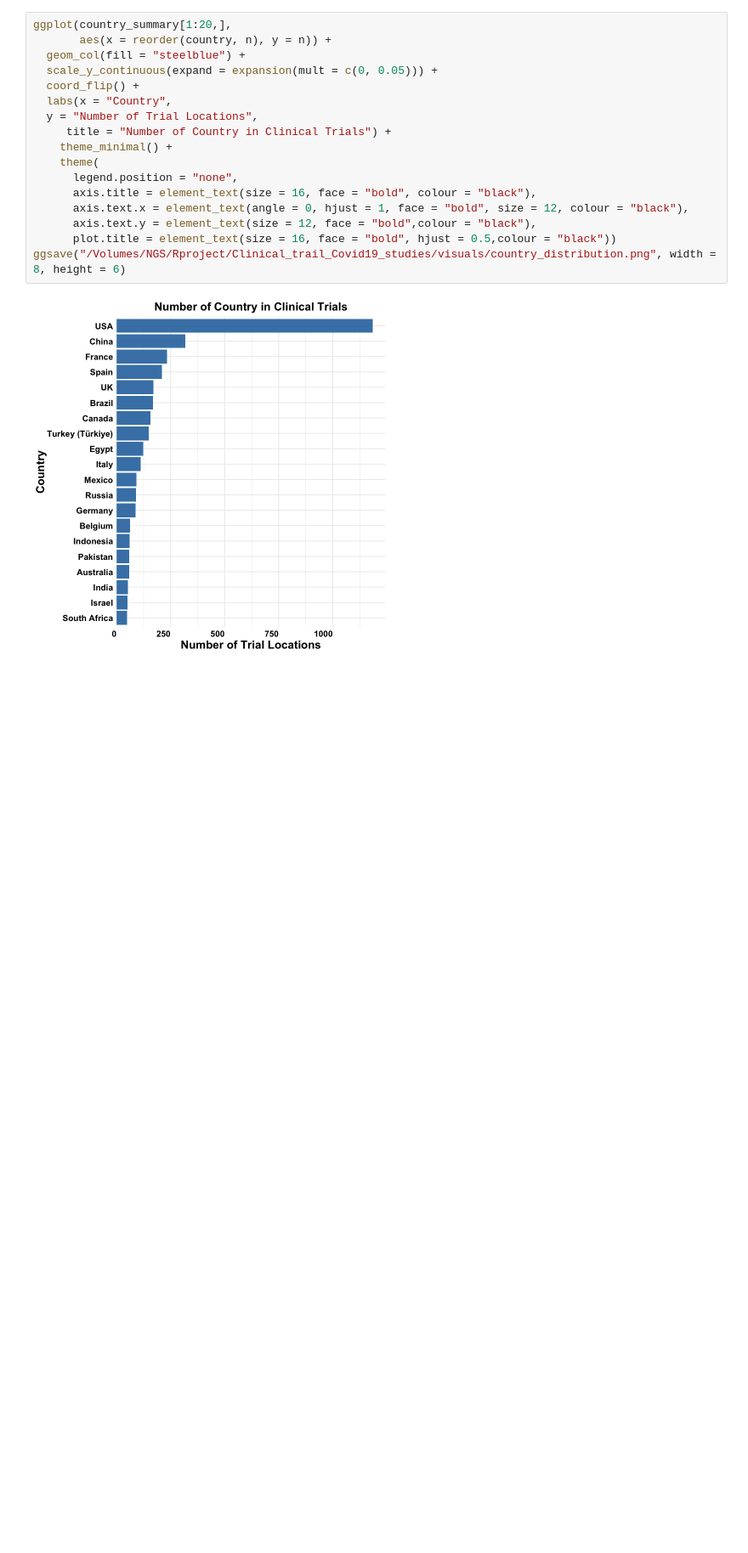
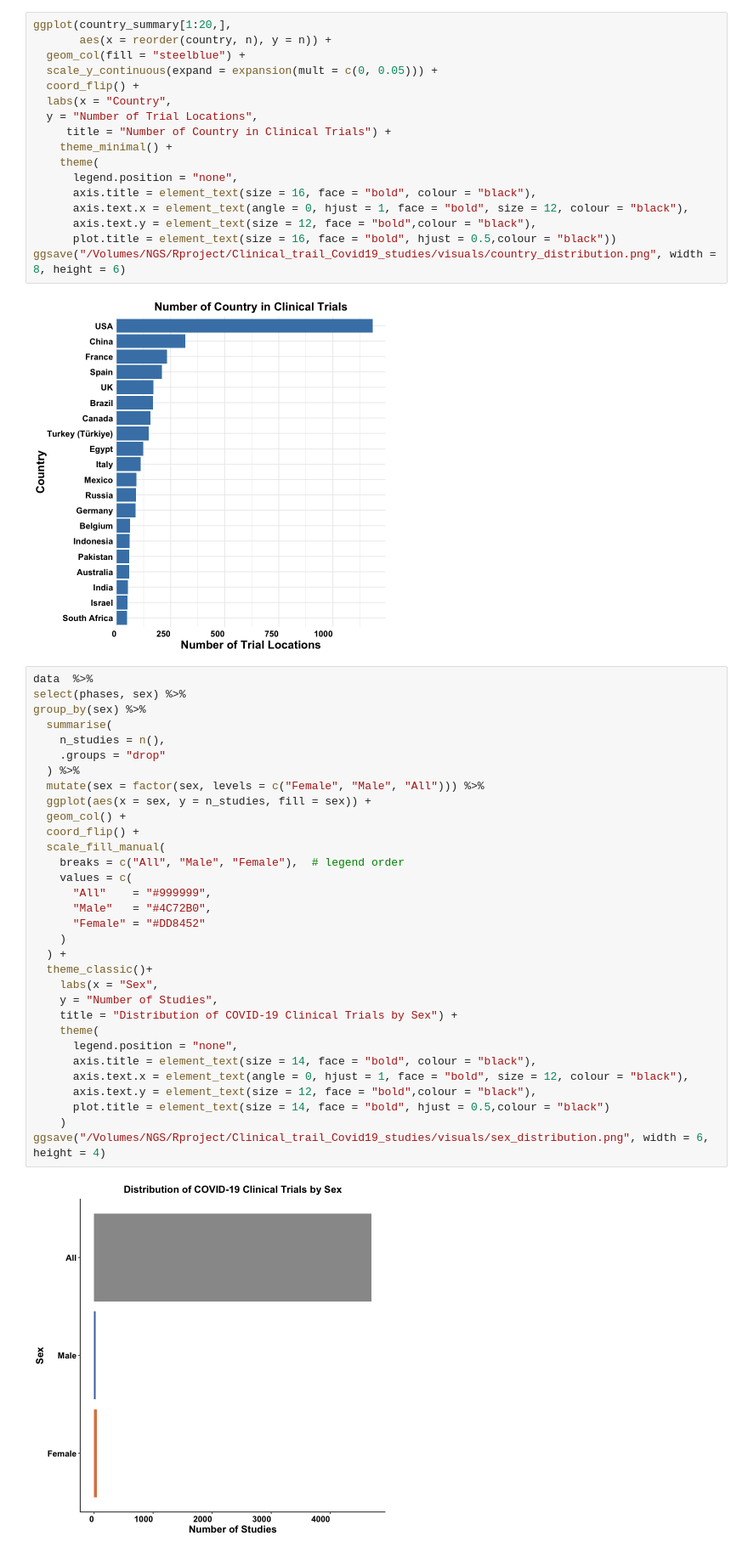
Before and after one commit to arunmhh/Clinical_trial_Covid19_studies, a Jupyter notebook: scripts/covide_clinical_trials.ipynb, the cells around one changed output. Shown at 85% size. Saved outputs shown, nothing was run; the diff lists cells and outputs as text; blank space fills up the shorter version.

Commit message:
graphsupdate

```diff
--- a/scripts/covide_clinical_trials.ipynb
+++ b/scripts/covide_clinical_trials.ipynb
@@ -139,3 +189,37 @@ ggplot(country_summary[1:20,],
 ggsave("/Volumes/NGS/Rproject/Clinical_trail_Covid19_studies/visuals/country_distribution.png", width = 8, height = 6)
 # %% [output]
 [figure]
+# %%
+data  %>%
+select(phases, sex) %>%
+group_by(sex) %>%
+  summarise(
+    n_studies = n(),
+    .groups = "drop"
+  ) %>%
+  mutate(sex = factor(sex, levels = c("Female", "Male", "All"))) %>%
+  ggplot(aes(x = sex, y = n_studies, fill = sex)) +
+  geom_col() +
+  coord_flip() +
+  scale_fill_manual(
+    breaks = c("All", "Male", "Female"),  # legend order
+    values = c(
+      "All"    = "#999999",
+      "Male"   = "#4C72B0",
+      "Female" = "#DD8452"
+    )
+  ) +
+  theme_classic()+
+    labs(x = "Sex",
+    y = "Number of Studies",
+    title = "Distribution of COVID-19 Clinical Trials by Sex") +
+    theme(
+      legend.position = "none",
+      axis.title = element_text(size = 14, face = "bold", colour = "black"),
+      axis.text.x = element_text(angle = 0, hjust = 1, face = "bold", size = 12, colour = "black"),
+      axis.text.y = element_text(size = 12, face = "bold",colour = "black"),
+      plot.title = element_text(size = 14, face = "bold", hjust = 0.5,colour = "black")
+    )
+ggsave("/Volumes/NGS/Rproject/Clinical_trail_Covid19_studies/visuals/sex_distribution.png", width = 6, height = 4)
+# %% [output]
+[figure, added]
```
Also changed, not shown: parts of 11 cells of this notebook, 4 other files.
